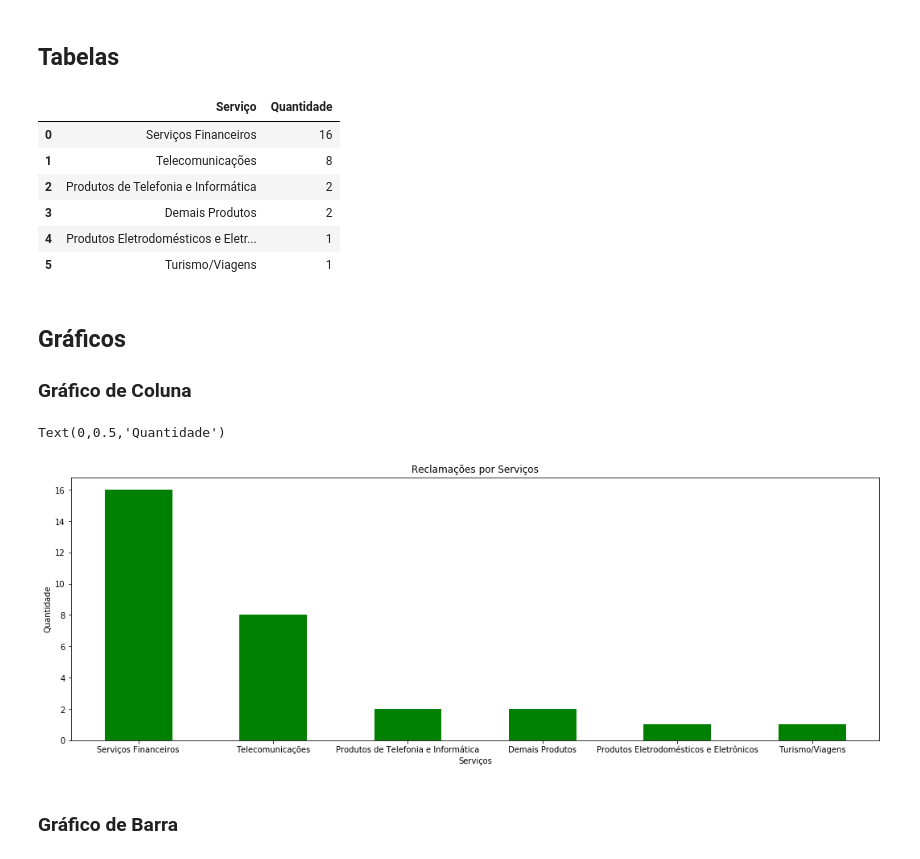
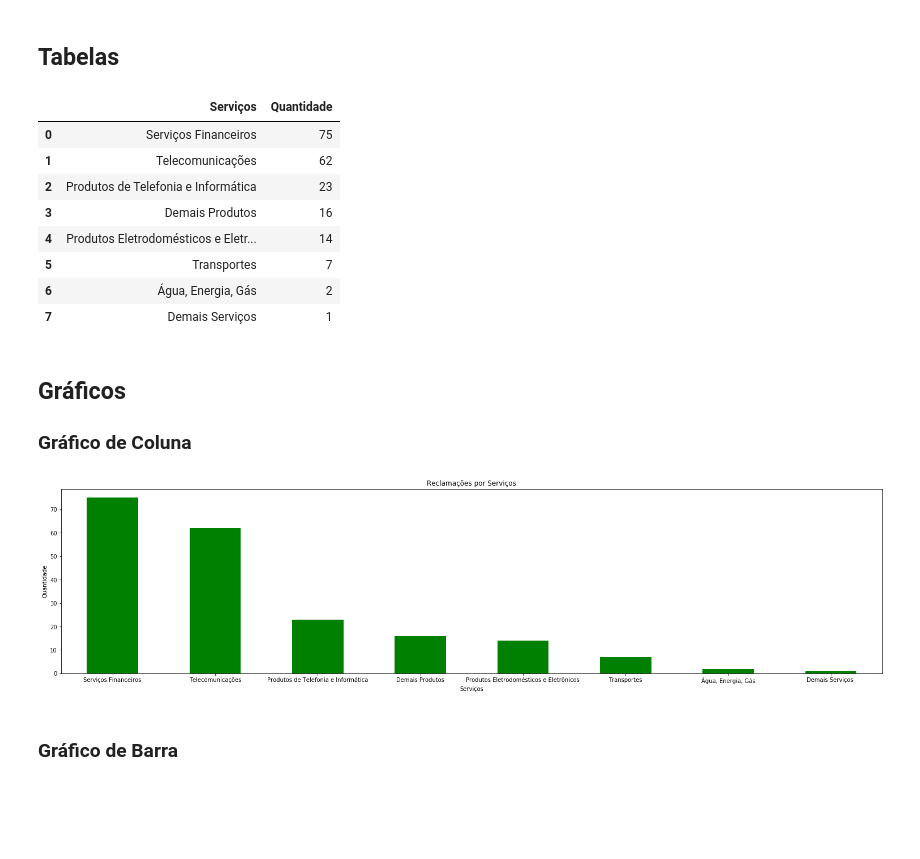
Before and after one commit to marcostark/estatistica-exploratoria, a Jupyter notebook: qualitativos.ipynb, the cells around one changed output. Drawn from its saved outputs; the diff is of its cells as text; code cells hidden in the pictures; blank space fills up the shorter version.

```diff
--- a/qualitativos.ipynb
+++ b/qualitativos.ipynb
@@ -129,11 +129,11 @@ df = df.round({'Quant. da Amostra': 0})
 # %%
 from collections import Counter
 
-COLUNA1 = 'Serviço'
+COLUNA1 = 'Serviços'
 COLUNA2 = 'Quantidade'
 
 tabela = pd.read_csv('dataset_gerados/qualitativos/amostra_aleatoria.csv',encoding='utf-8')
-tabela = tabela['Servico']
+tabela = tabela[COLUNA1]
 
 tabela_frequencia = Counter(tabela).most_common(len(tabela))
 
@@ -142,32 +142,35 @@ df = pd.DataFrame(tabela_frequencia, columns=[COLUNA1,COLUNA2])
 df.to_csv('dataset_gerados/amostra_aleatoria_frequencia.csv')
 df
 # %% [output]
-|  | Serviço | Quantidade |
-| 0 | Serviços Financeiros | 16 |
-| 1 | Telecomunicações | 8 |
-| 2 | Produtos de Telefonia e Informática | 2 |
-| 3 | Demais Produtos | 2 |
-| 4 | Produtos Eletrodomésticos e Eletr... | 1 |
-| 5 | Turismo/Viagens | 1 |
+|  | Serviços | Quantidade |
+| 0 | Serviços Financeiros | 75 |
+| 1 | Telecomunicações | 62 |
+| 2 | Produtos de Telefonia e Informática | 23 |
+| 3 | Demais Produtos | 16 |
+| 4 | Produtos Eletrodomésticos e Eletr... | 14 |
+| 5 | Transportes | 7 |
+| 6 | Água, Energia, Gás | 2 |
+| 7 | Demais Serviços | 1 |
 # %% [markdown]
 ## Gráficos
 
 ### Gráfico de Coluna
 # %%
 tabela1 = pd.read_csv('dataset_gerados/qualitativos/amostra_aleatoria.csv',encoding='utf-8')
-COLUNA = 'Servico'
+COLUNA = 'Serviços'
 TITULO_GRAFICO = 'Reclamações por Serviços'
 XLABEL = 'Serviços'
 YLABEL = 'Quantidade'
+SALVAR_GRAFICO_COMO = 'coluna_reclamações_maio2018'
 
-grafico_coluna = tabela1[COLUNA].value_counts().plot(kind='bar',figsize=(18,6), grid = False, rot = 0, color='green')
+grafico_coluna = tabela1[COLUNA].value_counts().plot(kind='bar',figsize=(26,6), grid = False, rot = 0, color='green')
 plt.title(TITULO_GRAFICO)
 plt.xlabel(XLABEL)
 plt.ylabel(YLABEL)
-#plt.show()
+plt.savefig('graficos/'+SALVAR_GRAFICO_COMO+'.png')
+plt.show()
 # %% [output]
-Text(0,0.5,'Quantidade')
-[figure, old version]
+[figure, new version]
 # %% [markdown]
 ### Gráfico de Barra
 # %%
```
Also changed, not shown: parts of 7 cells of this notebook, 5 other files.
